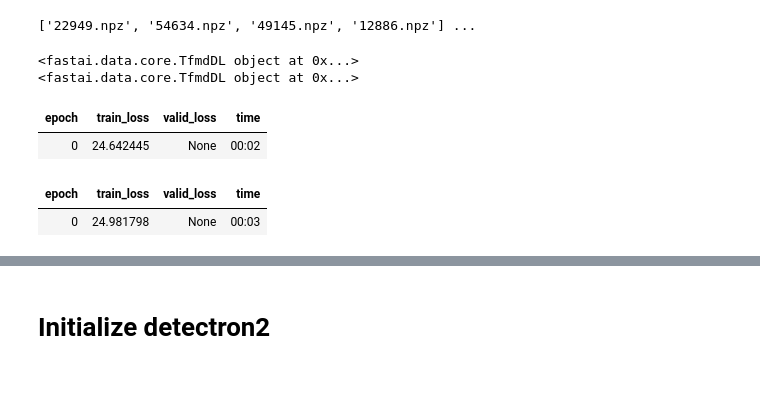
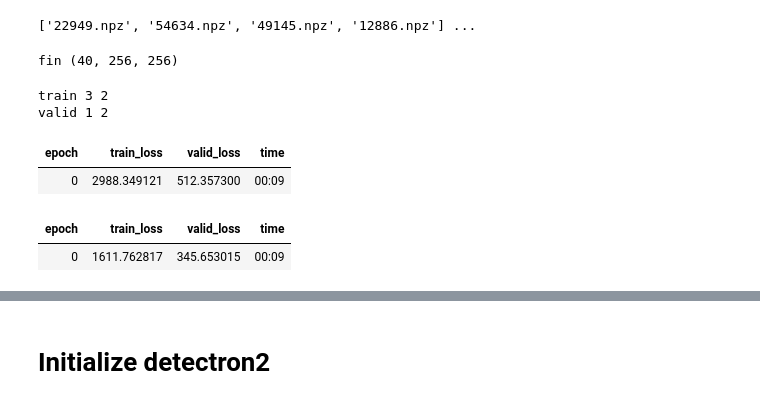
Before and after one commit to GollyTicker/Food-Recognition-Challenge, a Jupyter notebook: Starter_Kit.ipynb, the cells around one changed output, grey strips where cells are left out. Cells and saved outputs as stored; diff of their text form; code cells hidden in the pictures.

```diff
--- a/Starter_Kit.ipynb
+++ b/Starter_Kit.ipynb
@@ -282,6 +283,8 @@ index created!
 # %%
 category_ids = coco.loadCats(coco.getCatIds())
 category_names = [_["name"] for _ in category_ids]
+
+N_CLASSES = len(category_ids)
 
 image_ids = coco.getImgIds()
 
@@ -339,9 +342,11 @@ annotations.json  images  segmentations
  'french-beans',
  'bread-whole-wheat']
 # %%
+SEG_DTYPE = np.int8
+
 fai_multi_cats_from_coco_ids = Pipeline([MultiCategorize(vocab=[catdict["id"] for catdict in category_ids]),
-                                         OneHotEncode(c=len(category_ids)),
-                                         Transform(enc = lambda tensor_mcat: np.array(tensor_mcat,dtype=np.int8), dec = TensorMultiCategory, order=2)
+                                         OneHotEncode(c=N_CLASSES),
+                                         Transform(enc = lambda tensor_mcat: np.array(tensor_mcat,dtype=SEG_DTYPE), dec = TensorMultiCategory, order=2)
                                          ])
 
 coco_cat_id_to_name = lambda coco_cat_id : list(filter(lambda catdict: catdict["id"] == coco_cat_id, category_ids))[0]["name"]
@@ -365,7 +370,7 @@ Pipeline: MultiCategorize -- {'vocab': [1565, 1010, 1085, 2053, 1310, 2578, 1154
 bread-wholemeal,jam,rice -> [1 0 0 0 0 0 0 0 0 0 0 0 0 0 0 0 0 0 0 0 0 0 0 0 1 0 0 0 0 0 0 0 0 0 0 1 0 0 0 0]
 bread-wholemeal,jam,rice ->  ['bread-wholemeal', 'rice', 'jam']
 # %%
-example_mini_image_masks = np.zeros((len(category_ids),3,3),dtype=np.int8)
+example_mini_image_masks = np.zeros((N_CLASSES,3,3),dtype=SEG_DTYPE)
 
 example_mini_image_masks[2] = np.array([[1,1,1],[1,1,0],[1,0,0]])
 example_mini_image_masks[5] = np.array([[1,0,0],[1,1,0],[1,1,1]])
@@ -419,7 +424,7 @@ def one_hot_id_from_coco_id(coco_id):
 def convert_annotations_to_multimask(im_annotations, image_dict, debug=False):
   """Produces a mask of shape [N_CLASSES, w, h] where each seg_pixel (c,x,y) is either 1 (in class) or 0"""
 
-  multi_seg_mask = np.zeros((len(category_ids), image_dict["width"], image_dict["height"]),dtype=np.int8)
+  multi_seg_mask = np.zeros((N_CLASSES, image_dict["width"], image_dict["height"]),dtype=SEG_DTYPE)
 
   if debug:
     print("Image id", image_dict['id'])
@@ -612,48 +620,73 @@ dls = MultiLabelSegmentationDataLoaders.from_label_func(
 # %%
-#mseg = load_multi_segmentation(Paths.CURR_MULTI_SEG_DIR/"22949.npz")
-#res = resize_mseg(mseg)
-#res.shape
+mseg = load_multi_segmentation(Paths.CURR_MULTI_SEG_DIR/"22949.npz")
+
+resized = resize_mseg(mseg)
+
+print("fin",resized.shape)
+# %% [output]
+fin (40, 256, 256)
+# %%
+#mseg = load_multi_segmentation(Paths.CURR_MULTI_SEG_DIR/"22949.npz")
+#res = resize_mseg(mseg)
+#res.shape
+
+print("train",dls.train.n,dls.train.n_subsets)
+
+print("valid",dls.valid.n,dls.valid.n_subsets)
+
+assert len(dls.train) >= 1, "Training data generator is empty. Ensure, that the batch-size is small enough."
+assert len(dls.valid) >= 1, "Validation data generator is empty. Ensure that the batch-size is small enough."
+# %% [output]
+train 3 2
+valid 1 2
 # %%
 def resize_image_to_shape(image, shape):
   pass #np.resize(image, shape, )
 
 # blk = ImageBlock(PILImage)
 # %%
-print(dls.train)
-
-print(dls.valid)
 
 
-# learn = unet_learner(dls, resnet34)
-learn = cnn_learner(dls, resnet34, n_out = len(category_ids), loss_func = lambda x, y: torch.linalg.norm(x - y[:,:,0,0]))
-# todo.print(x.shape,y.shape)
+# learn = unet_learner(dls, resnet34) #cnn_learner
+learn = unet_learner(
+  dls, resnet18,
+  n_out = N_CLASSES,
+  loss_func = lambda x, y: torch.sum(torch.linalg.vector_norm(x - y, dim=(1,2,3))) # norm over segmentation. but sum over batch
+  # todo. use proper loss here
+  # lambda x, y: torch.sum torch.linalg.norm(x - y])
+  # cnn: loss_func = lambda x, y: torch.linalg.norm(x - y[:,:,y.shape[2]//2,y.shape[3]//2]) # y.shape = (bs, N_CLASSES, IMG_SIZE, IMG_SIZE)
+)
 
-# print(learn.model)
+# print(learn.model,learn.summary())
 
 # todo. transform segmentation and data to be resized to a specific size -> data blocks
 # todo. how might we make this a fully convolutional pipeline?
 
+# learn.show_training_loop()
+
 learn.fine_tune(1)
+# learn.fit_one_cycle(5)
+
+# learn.show_results()
+# todo. cannot show tensor multi-segmentation mask. need to define custom class for that
 
 if False:
   unet_learner(
     dls, models.alexnet,
     normalize=True, n_out=len(category_ids),
     pretrained=True, config=None,
     loss_func=None, opt_func=Adam,
     lr=0.001, metrics=None,
     model_dir='models', train_bn=True,
     blur=False, blur_final=True,
     self_attention=False, y_range=None, last_cross=True,
     bottle=False, norm_type=None
   )
 
 
 #learn.fine_tune(16)
 # %% [output]
-<fastai.data.core.TfmdDL object at 0x...>
-<fastai.data.core.TfmdDL object at 0x...>
 | epoch | train_loss | valid_loss | time |
-| 0 | 24.642445 | None | 00:02 |
+| 0 | 2988.349121 | 512.357300 | 00:09 |
 | epoch | train_loss | valid_loss | time |
-| 0 | 24.981798 | None | 00:03 |
+| 0 | 1611.762817 | 345.653015 | 00:09 |
```
Also changed, not shown: parts of 10 cells of this notebook.
